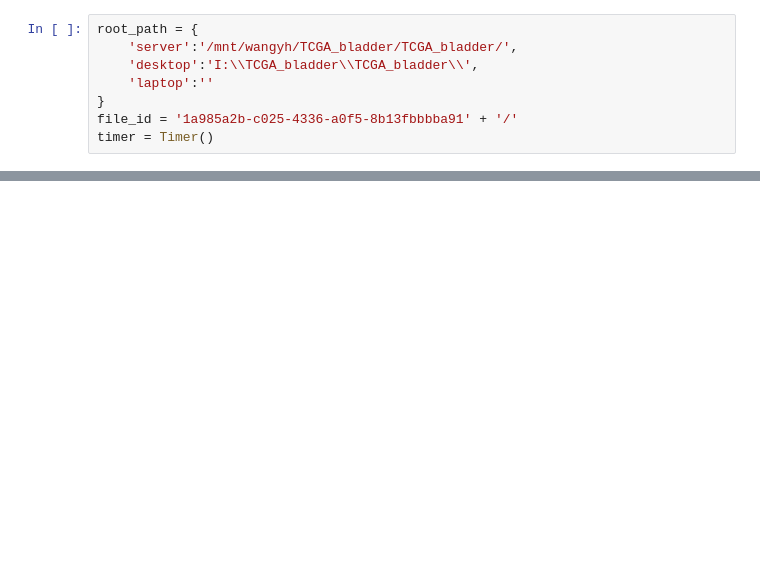
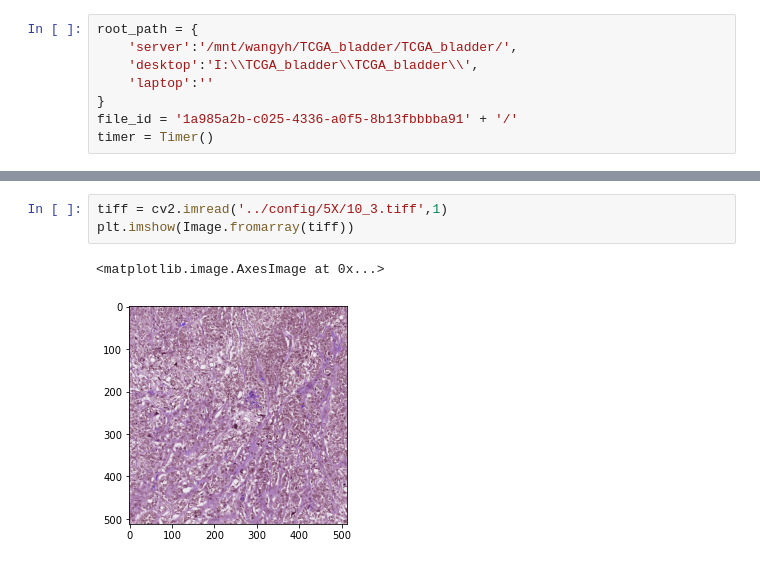
Before and after one commit to wangyh97/patho_AI, a Jupyter notebook: processing/patch_extraction_test.ipynb, the cells around one changed output, grey strips where cells are left out. Saved outputs shown, nothing was run; the diff lists cells and outputs as text; blank space fills up the shorter version.

```diff
--- a/processing/patch_extraction_test.ipynb
+++ b/processing/patch_extraction_test.ipynb
@@ -141,0 +129,6 @@ pop_tile(tumor_tiles,-2)
+# %%
+tiff = cv2.imread('../config/5X/10_3.tiff',1)
+plt.imshow(Image.fromarray(tiff))
+# %% [output]
+<matplotlib.image.AxesImage at 0x...>
+[figure, added]
```
Also changed, not shown: parts of 11 cells of this notebook, 3 other files.
